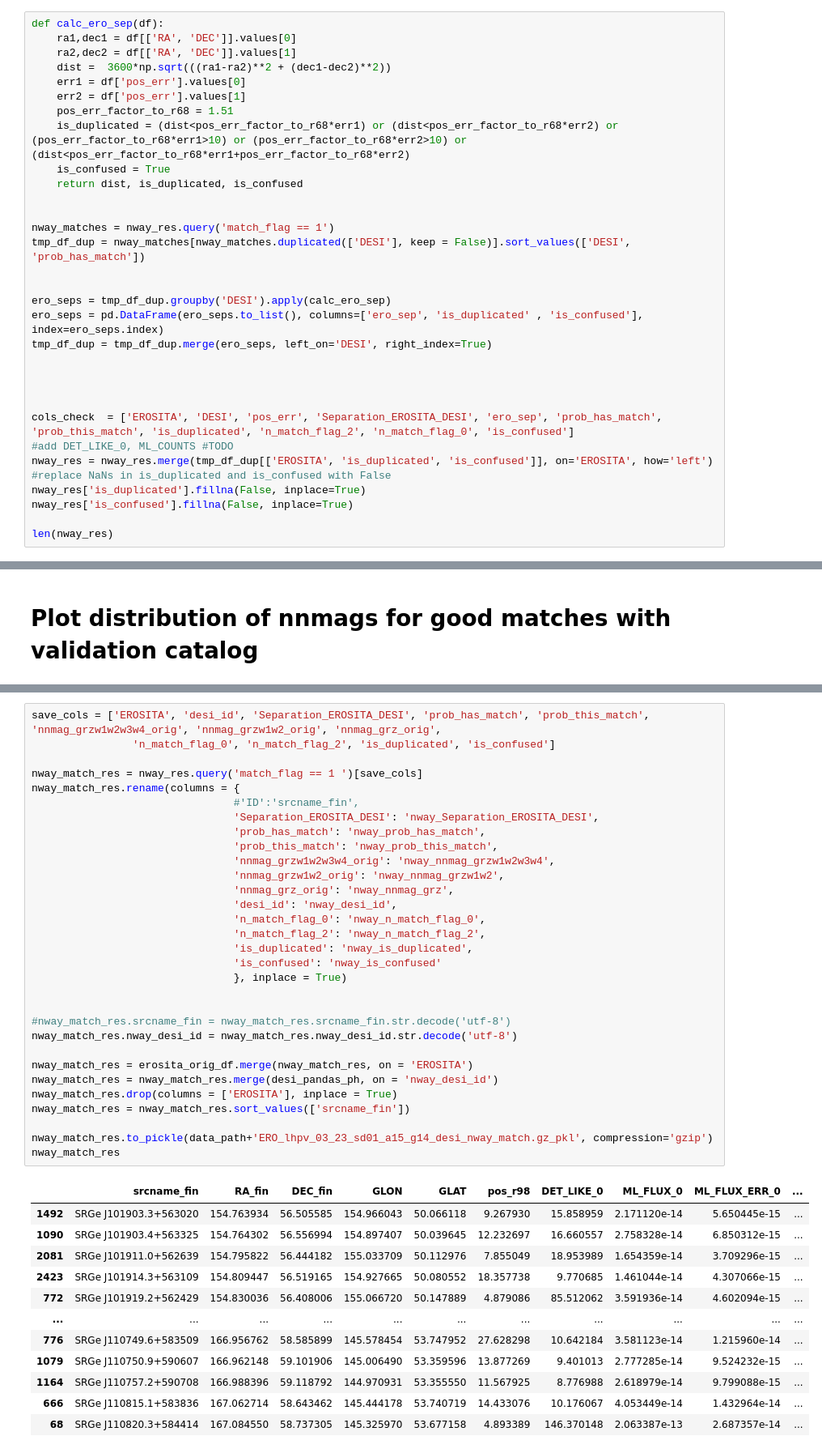
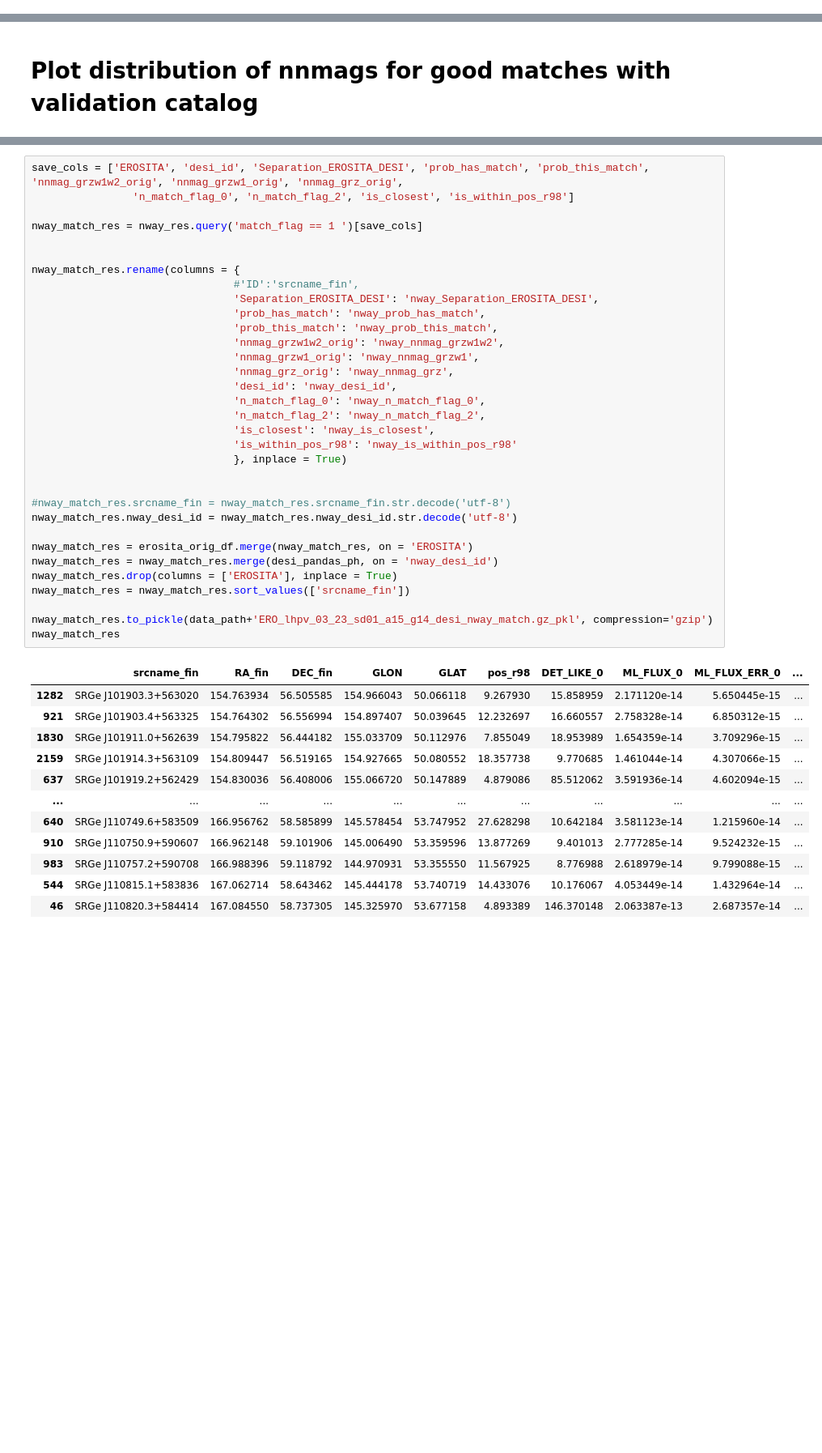
Before and after one commit to SergeiDBykov/lockman_hole, a Jupyter notebook: 2_desi-crossmatch/3_results-analyse.ipynb, the cells around one changed output, grey strips where cells are left out. Shown at 81% size. Drawn from its saved outputs; the diff is of its cells as text; blank space fills up the shorter version.

```diff
--- a/2_desi-crossmatch/3_results-analyse.ipynb
+++ b/2_desi-crossmatch/3_results-analyse.ipynb
@@ -66,32 +67,0 @@ Name: is_within_pos_r98, dtype: int64
-# %%
-def calc_ero_sep(df):
-    ra1,dec1 = df[['RA', 'DEC']].values[0]
-    ra2,dec2 = df[['RA', 'DEC']].values[1]
-    dist =  3600*np.sqrt(((ra1-ra2)**2 + (dec1-dec2)**2))
-    err1 = df['pos_err'].values[0]
-    err2 = df['pos_err'].values[1]
-    pos_err_factor_to_r68 = 1.51
-    is_duplicated = (dist<pos_err_factor_to_r68*err1) or (dist<pos_err_factor_to_r68*err2) or (pos_err_factor_to_r68*err1>10) or (pos_err_factor_to_r68*err2>10) or (dist<pos_err_factor_to_r68*err1+pos_err_factor_to_r68*err2)
-    is_confused = True
-    return dist, is_duplicated, is_confused
-
-
-nway_matches = nway_res.query('match_flag == 1')
-tmp_df_dup = nway_matches[nway_matches.duplicated(['DESI'], keep = False)].sort_values(['DESI', 'prob_has_match'])
-
-
-ero_seps = tmp_df_dup.groupby('DESI').apply(calc_ero_sep)
-ero_seps = pd.DataFrame(ero_seps.to_list(), columns=['ero_sep', 'is_duplicated' , 'is_confused'], index=ero_seps.index)
-tmp_df_dup = tmp_df_dup.merge(ero_seps, left_on='DESI', right_index=True)
-
-
-
-
-cols_check  = ['EROSITA', 'DESI', 'pos_err', 'Separation_EROSITA_DESI', 'ero_sep', 'prob_has_match', 'prob_this_match', 'is_duplicated', 'n_match_flag_2', 'n_match_flag_0', 'is_confused']
-#add DET_LIKE_0, ML_COUNTS #TODO
-nway_res = nway_res.merge(tmp_df_dup[['EROSITA', 'is_duplicated', 'is_confused']], on='EROSITA', how='left')
-#replace NaNs in is_duplicated and is_confused with False
-nway_res['is_duplicated'].fillna(False, inplace=True)
-nway_res['is_confused'].fillna(False, inplace=True)
-
-len(nway_res)
@@ -486,44 +239,46 @@ Cross-match results:
 # %%
-save_cols = ['EROSITA', 'desi_id', 'Separation_EROSITA_DESI', 'prob_has_match', 'prob_this_match', 'nnmag_grzw1w2w3w4_orig', 'nnmag_grzw1w2_orig', 'nnmag_grz_orig',
-                'n_match_flag_0', 'n_match_flag_2', 'is_duplicated', 'is_confused']
+save_cols = ['EROSITA', 'desi_id', 'Separation_EROSITA_DESI', 'prob_has_match', 'prob_this_match', 'nnmag_grzw1w2_orig', 'nnmag_grzw1_orig', 'nnmag_grz_orig',
+                'n_match_flag_0', 'n_match_flag_2', 'is_closest', 'is_within_pos_r98']
 
 nway_match_res = nway_res.query('match_flag == 1 ')[save_cols]
+
+
 nway_match_res.rename(columns = {
                                 #'ID':'srcname_fin',
                                 'Separation_EROSITA_DESI': 'nway_Separation_EROSITA_DESI',
                                 'prob_has_match': 'nway_prob_has_match',
                                 'prob_this_match': 'nway_prob_this_match',
-                                'nnmag_grzw1w2w3w4_orig': 'nway_nnmag_grzw1w2w3w4',
                                 'nnmag_grzw1w2_orig': 'nway_nnmag_grzw1w2',
+                                'nnmag_grzw1_orig': 'nway_nnmag_grzw1',
                                 'nnmag_grz_orig': 'nway_nnmag_grz',
                                 'desi_id': 'nway_desi_id',
                                 'n_match_flag_0': 'nway_n_match_flag_0',
                                 'n_match_flag_2': 'nway_n_match_flag_2',
-                                'is_duplicated': 'nway_is_duplicated',
-                                'is_confused': 'nway_is_confused'
+                                'is_closest': 'nway_is_closest',
+                                'is_within_pos_r98': 'nway_is_within_pos_r98'
                                 }, inplace = True)
 
 
 #nway_match_res.srcname_fin = nway_match_res.srcname_fin.str.decode('utf-8')
 nway_match_res.nway_desi_id = nway_match_res.nway_desi_id.str.decode('utf-8')
 
 nway_match_res = erosita_orig_df.merge(nway_match_res, on = 'EROSITA')
 nway_match_res = nway_match_res.merge(desi_pandas_ph, on = 'nway_desi_id')
 nway_match_res.drop(columns = ['EROSITA'], inplace = True)
 nway_match_res = nway_match_res.sort_values(['srcname_fin'])
 
 nway_match_res.to_pickle(data_path+'ERO_lhpv_03_23_sd01_a15_g14_desi_nway_match.gz_pkl', compression='gzip')
 nway_match_res
 # %% [output]
 |  | srcname_fin | RA_fin | DEC_fin | GLON | GLAT | pos_r98 | DET_LIKE_0 | ML_FLUX_0 | ML_FLUX_ERR_0 | ... |
-| 1492 | SRGe J101903.3+563020 | 154.763934 | 56.505585 | 154.966043 | 50.066118 | 9.267930 | 15.858959 | 2.171120e-14 | 5.650445e-15 | ... |
-| 1090 | SRGe J101903.4+563325 | 154.764302 | 56.556994 | 154.897407 | 50.039645 | 12.232697 | 16.660557 | 2.758328e-14 | 6.850312e-15 | ... |
-| 2081 | SRGe J101911.0+562639 | 154.795822 | 56.444182 | 155.033709 | 50.112976 | 7.855049 | 18.953989 | 1.654359e-14 | 3.709296e-15 | ... |
-| 2423 | SRGe J101914.3+563109 | 154.809447 | 56.519165 | 154.927665 | 50.080552 | 18.357738 | 9.770685 | 1.461044e-14 | 4.307066e-15 | ... |
-| 772 | SRGe J101919.2+562429 | 154.830036 | 56.408006 | 155.066720 | 50.147889 | 4.879086 | 85.512062 | 3.591936e-14 | 4.602094e-15 | ... |
+| 1282 | SRGe J101903.3+563020 | 154.763934 | 56.505585 | 154.966043 | 50.066118 | 9.267930 | 15.858959 | 2.171120e-14 | 5.650445e-15 | ... |
+| 921 | SRGe J101903.4+563325 | 154.764302 | 56.556994 | 154.897407 | 50.039645 | 12.232697 | 16.660557 | 2.758328e-14 | 6.850312e-15 | ... |
+| 1830 | SRGe J101911.0+562639 | 154.795822 | 56.444182 | 155.033709 | 50.112976 | 7.855049 | 18.953989 | 1.654359e-14 | 3.709296e-15 | ... |
+| 2159 | SRGe J101914.3+563109 | 154.809447 | 56.519165 | 154.927665 | 50.080552 | 18.357738 | 9.770685 | 1.461044e-14 | 4.307066e-15 | ... |
+| 637 | SRGe J101919.2+562429 | 154.830036 | 56.408006 | 155.066720 | 50.147889 | 4.879086 | 85.512062 | 3.591936e-14 | 4.602094e-15 | ... |
 | ... | ... | ... | ... | ... | ... | ... | ... | ... | ... | ... |
-| 776 | SRGe J110749.6+583509 | 166.956762 | 58.585899 | 145.578454 | 53.747952 | 27.628298 | 10.642184 | 3.581123e-14 | 1.215960e-14 | ... |
-| 1079 | SRGe J110750.9+590607 | 166.962148 | 59.101906 | 145.006490 | 53.359596 | 13.877269 | 9.401013 | 2.777285e-14 | 9.524232e-15 | ... |
-| 1164 | SRGe J110757.2+590708 | 166.988396 | 59.118792 | 144.970931 | 53.355550 | 11.567925 | 8.776988 | 2.618979e-14 | 9.799088e-15 | ... |
-| 666 | SRGe J110815.1+583836 | 167.062714 | 58.643462 | 145.444178 | 53.740719 | 14.433076 | 10.176067 | 4.053449e-14 | 1.432964e-14 | ... |
-| 68 | SRGe J110820.3+584414 | 167.084550 | 58.737305 | 145.325970 | 53.677158 | 4.893389 | 146.370148 | 2.063387e-13 | 2.687357e-14 | ... |
+| 640 | SRGe J110749.6+583509 | 166.956762 | 58.585899 | 145.578454 | 53.747952 | 27.628298 | 10.642184 | 3.581123e-14 | 1.215960e-14 | ... |
+| 910 | SRGe J110750.9+590607 | 166.962148 | 59.101906 | 145.006490 | 53.359596 | 13.877269 | 9.401013 | 2.777285e-14 | 9.524232e-15 | ... |
+| 983 | SRGe J110757.2+590708 | 166.988396 | 59.118792 | 144.970931 | 53.355550 | 11.567925 | 8.776988 | 2.618979e-14 | 9.799088e-15 | ... |
+| 544 | SRGe J110815.1+583836 | 167.062714 | 58.643462 | 145.444178 | 53.740719 | 14.433076 | 10.176067 | 4.053449e-14 | 1.432964e-14 | ... |
+| 46 | SRGe J110820.3+584414 | 167.084550 | 58.737305 | 145.325970 | 53.677158 | 4.893389 | 146.370148 | 2.063387e-13 | 2.687357e-14 | ... |
```
Also changed, not shown: parts of 32 cells of this notebook, 9 other files.
